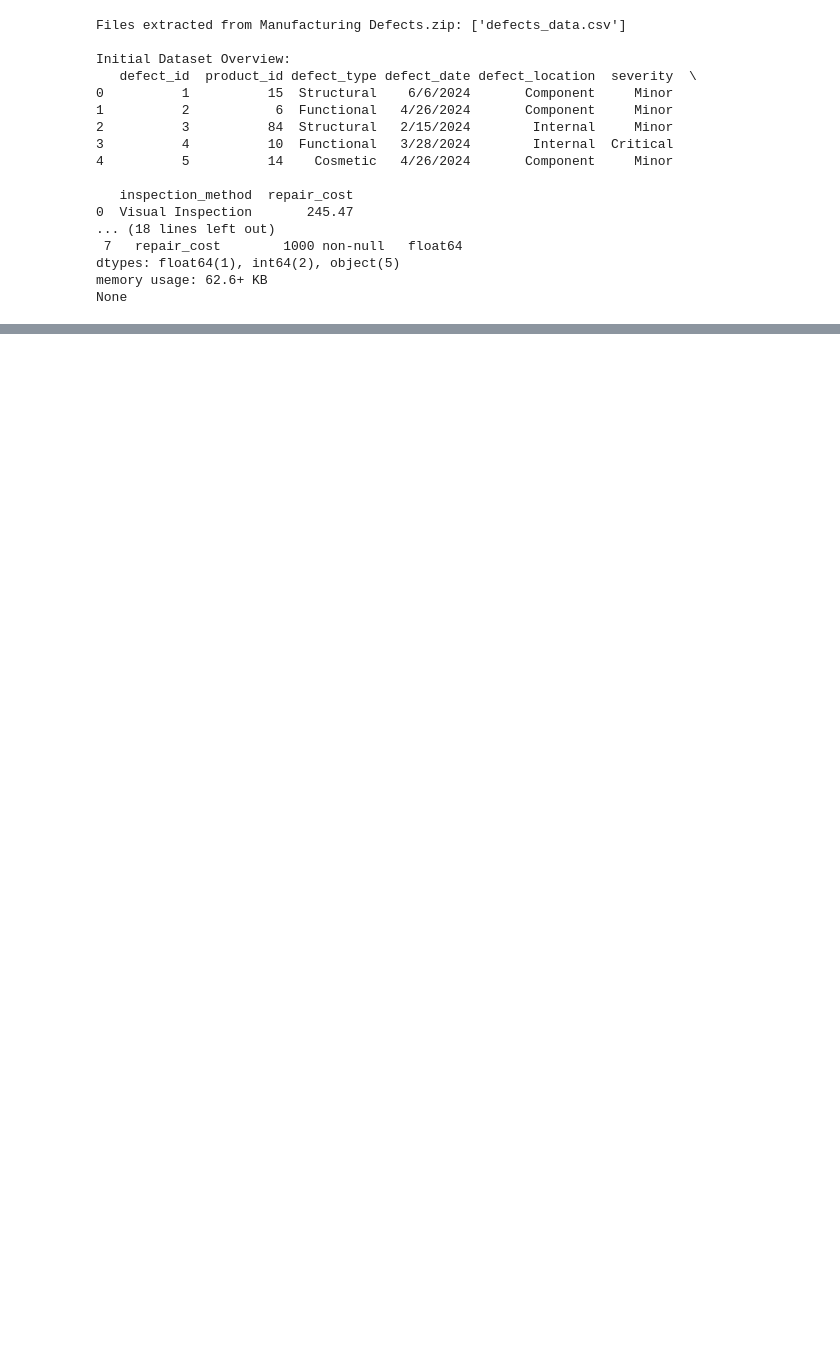
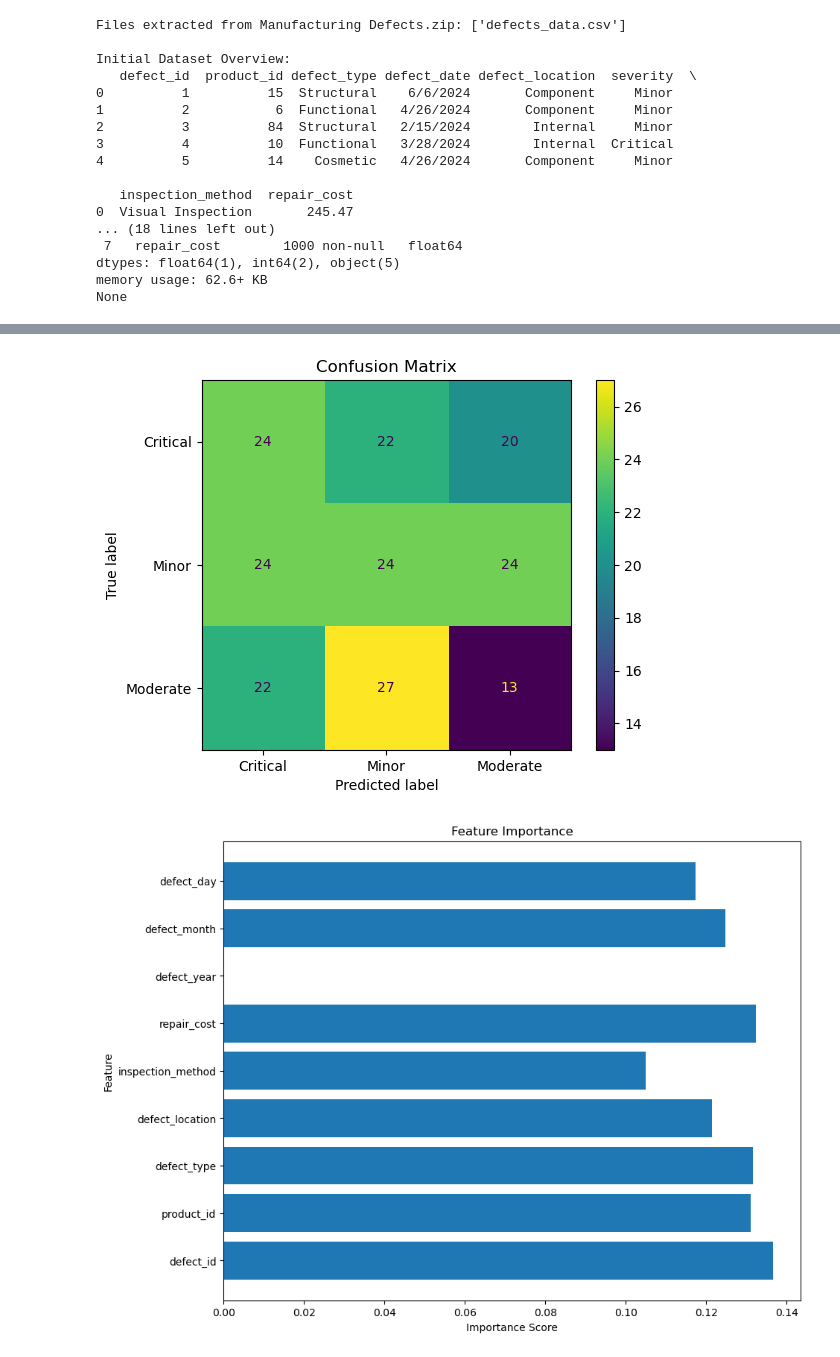
Before and after one commit to MiltonGreat/Manufacturing-Defects, a Jupyter notebook: Manufacturing Defects 2.ipynb, the cells around one changed output, grey strips where cells are left out. Saved outputs shown, nothing was run; the diff lists cells and outputs as text; code cells hidden in the pictures; blank space fills up the shorter version.

```diff
--- a/Manufacturing Defects 2.ipynb
+++ b/Manufacturing Defects 2.ipynb
@@ -463,0 +266,21 @@ weighted avg       0.11      0.33      0.16       200
+# %%
+# Save Model and Visualizations
+joblib.dump(best_model, 'xgb_best_model.pkl')
+
+# Plot confusion matrix
+cm = confusion_matrix(y_test, y_pred)
+disp = ConfusionMatrixDisplay(confusion_matrix=cm, display_labels=label_encoders['severity'].classes_)
+disp.plot(cmap='viridis')
+plt.title('Confusion Matrix')
+plt.show()
+
+# Feature importance
+plt.figure(figsize=(10, 8))
+plt.barh(X.columns, best_model.feature_importances_)
+plt.title('Feature Importance')
+plt.xlabel('Importance Score')
+plt.ylabel('Feature')
+plt.show()
+# %% [output]
+[figure, added]
+[figure, added]
```
Also changed, not shown: parts of 20 cells of this notebook.
